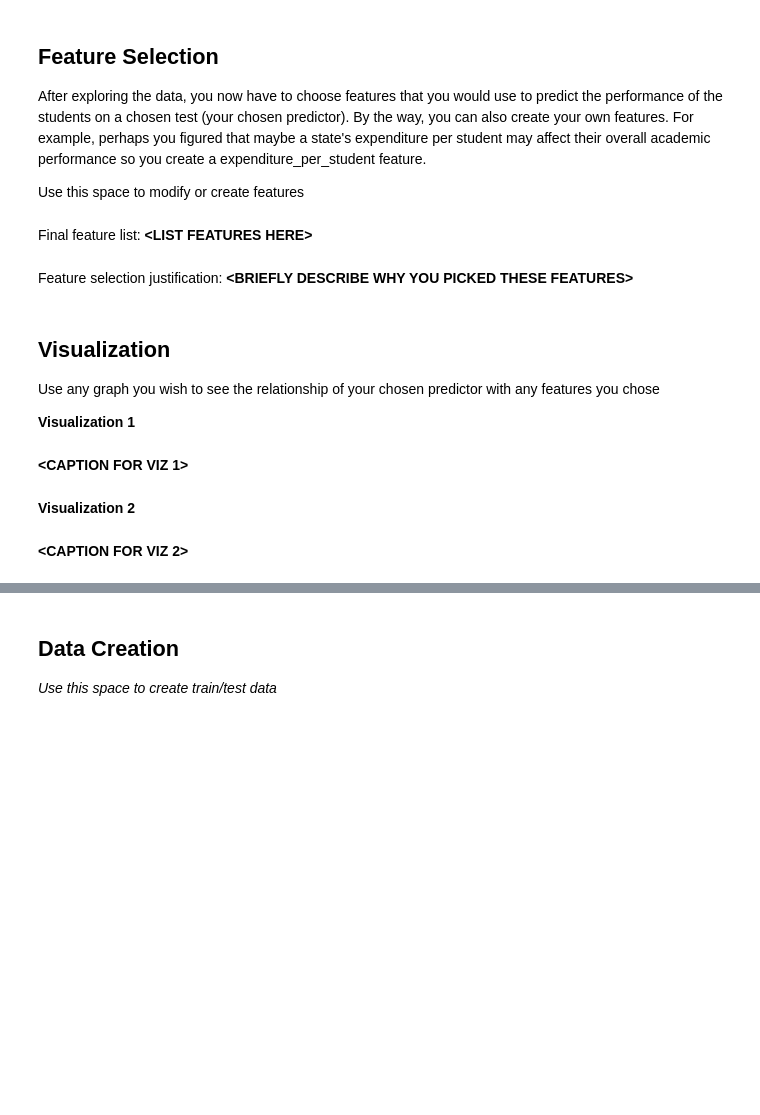
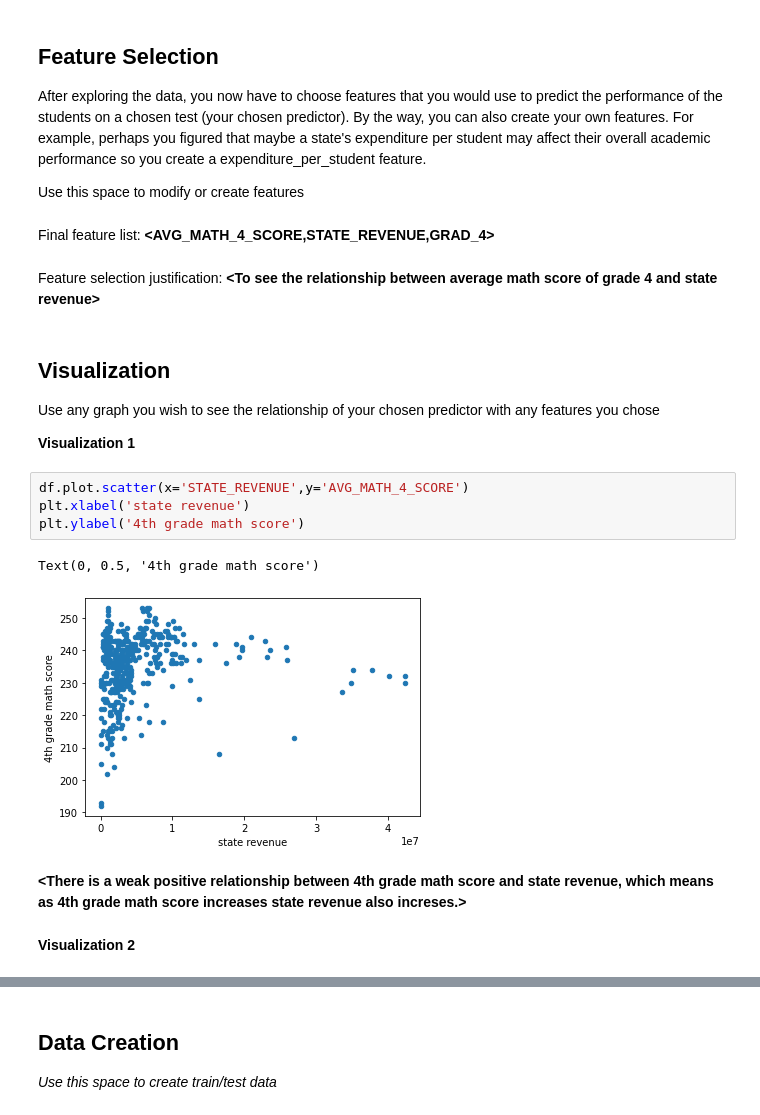
Before and after one commit to yglim0519/checkpoint1, a Jupyter notebook: checkpoint2/checkpoint2.ipynb, the cells around one changed output, grey strips where cells are left out. Saved outputs shown, nothing was run; the diff lists cells and outputs as text; blank space fills up the shorter version.

```diff
--- a/checkpoint2/checkpoint2.ipynb
+++ b/checkpoint2/checkpoint2.ipynb
@@ -59,18 +288,23 @@ After exploring the data, you now have to choose features that you would use to
 
 Use this space to modify or create features
 # %% [markdown]
-Final feature list: **<LIST FEATURES HERE\>**
+Final feature list: **<AVG_MATH_4_SCORE,STATE_REVENUE,GRAD_4>**
-# %% [markdown]
-Feature selection justification: **<BRIEFLY DESCRIBE WHY YOU PICKED THESE FEATURES\>**
+# %% [markdown]
+Feature selection justification: **<To see the relationship between average math score of grade 4 and state revenue>**
 # %% [markdown]
 <h2>Visualization</h2>
 
 Use any graph you wish to see the relationship of your chosen predictor with any features you chose
 
 **Visualization 1**
-# %% [markdown]
-**<CAPTION FOR VIZ 1>**
+# %%
+df.plot.scatter(x='STATE_REVENUE',y='AVG_MATH_4_SCORE')
+plt.xlabel('state revenue')
+plt.ylabel('4th grade math score')
+# %% [output]
+Text(0, 0.5, '4th grade math score')
+[figure, added]
+# %% [markdown]
+**<There is a weak positive relationship between 4th grade math score and state revenue, which means as 4th grade math score increases state revenue also increses.>**
 # %% [markdown]
 **Visualization 2**
-# %% [markdown]
-**<CAPTION FOR VIZ 2>**
```
Also changed, not shown: parts of 43 cells of this notebook.
